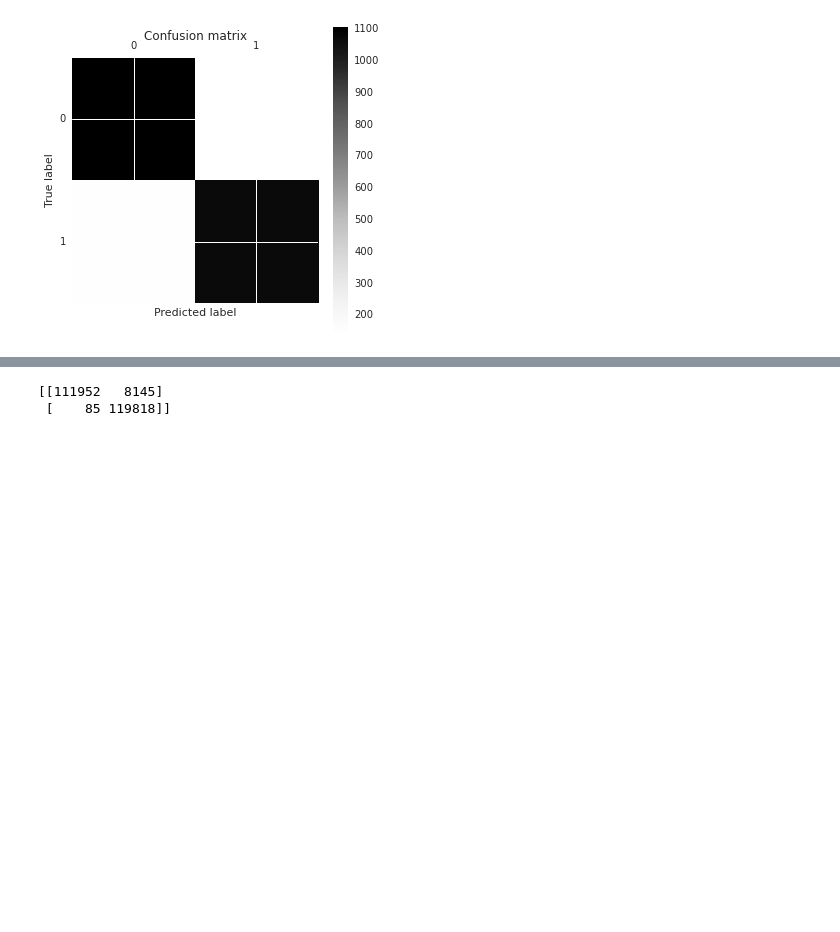
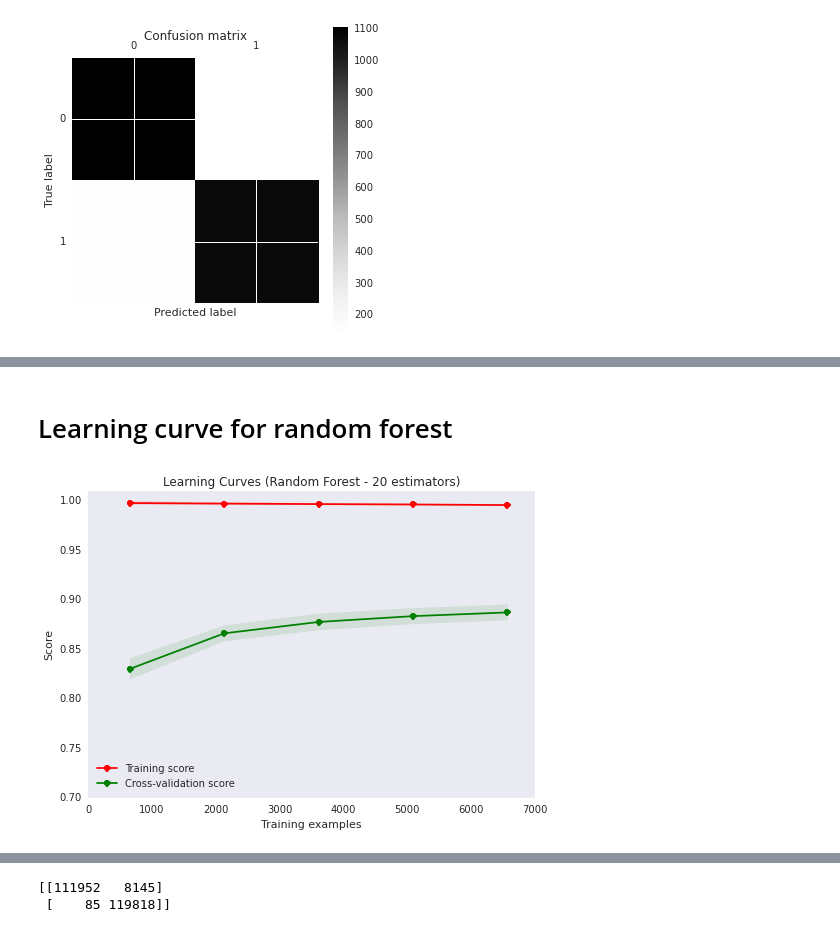
Before and after one commit to hslee16/GA_project, a Jupyter notebook: ga_project.ipynb, the cells around one changed output, grey strips where cells are left out. Drawn from its saved outputs; the diff is of its cells as text; code cells hidden in the pictures; blank space fills up the shorter version.

```diff
--- a/ga_project.ipynb
+++ b/ga_project.ipynb
@@ -35,7 +37,7 @@ lenders = pd.DataFrame()
 
 
 %time
-for i in range(1, 20):
+for i in range(1, file_count + 1):
     d = open('lenders/%s.json' % i)
     raw = js.load(d)
     lenders = lenders.append(json_normalize(raw['lenders']))
@@ -507,0 +528,2 @@ plt.show()
+# %% [markdown]
+# Learning curve for random forest
@@ -508,2 +589,14 @@ plt.show()
+# %%
+title = "Learning Curves (Random Forest - 20 estimators)"
+
+cv = cross_validation.ShuffleSplit(data.shape[0], n_iter=100,
+                                   test_size=0.2, random_state=0)
+
+estimator = RandomForestClassifier(n_estimators=20)
+plot_learning_curve(estimator, title, data, status, ylim=(0.7, 1.01), cv=cv, n_jobs=4)
+
+plt.show()
+# %% [output]
+[figure, added]
 # %%
 # %% [output]
```
Also changed, not shown: parts of 8 cells of this notebook.
